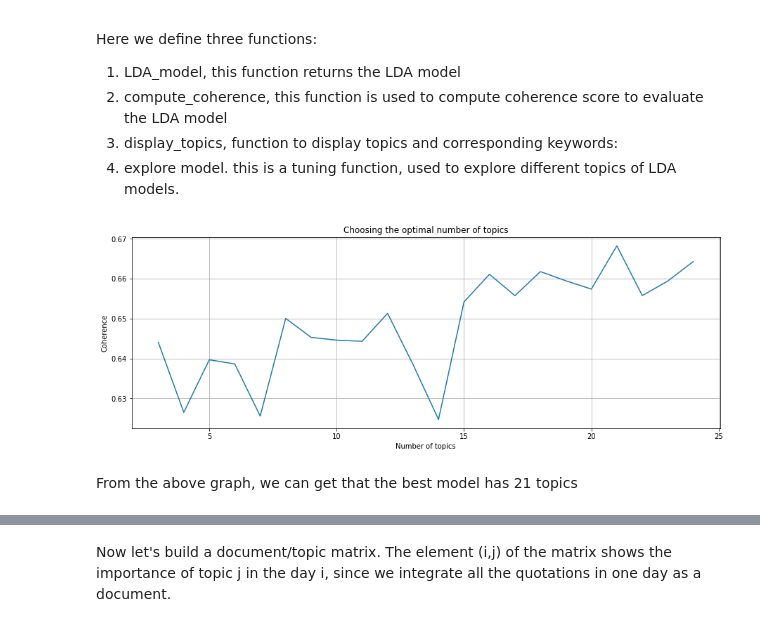
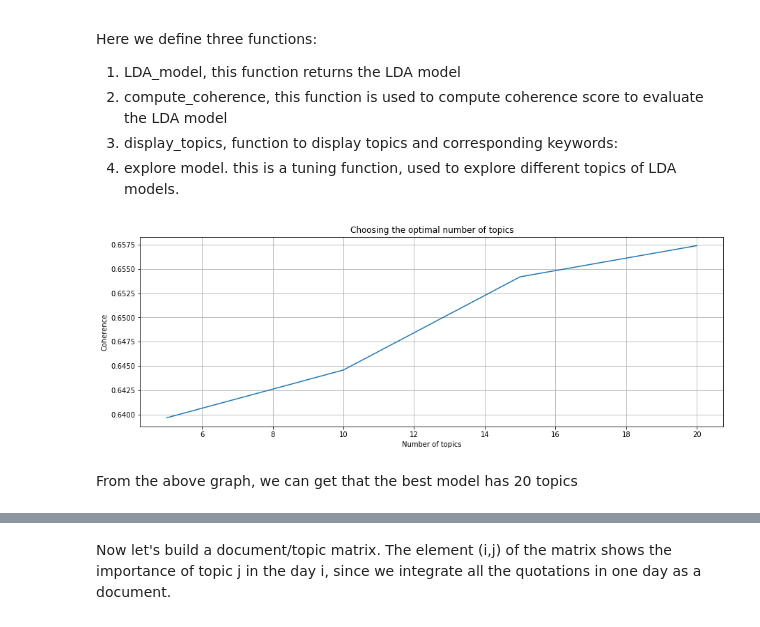
Before and after one commit to epfl-ada/ada-2021-project-skrw, a Jupyter notebook: Milestone_2.ipynb, the cells around one changed output, grey strips where cells are left out. Drawn from its saved outputs; the diff is of its cells as text; code cells hidden in the pictures.

```diff
--- a/Milestone_2.ipynb
+++ b/Milestone_2.ipynb
@@ -254,35 +241,35 @@ def compute_coherence(model,tokens, id2word):
 def display_topics(model, num_words=10):
     topics = model.show_topics(num_topics=model.num_topics, formatted=False, num_words=num_words)
     topics = map(lambda c: map(lambda cc: cc[0], c[1]), topics)
     df = pd.DataFrame(topics)
     df.index = ['topic_{0}'.format(i) for i in range(model.num_topics)]
     df.columns = ['keyword_{0}'.format(i) for i in range(1, num_words+1)]
     return df
 
 def explore_models(corpus, id2word, tokens, rg=range(5, 25)):
     models = []
     coherences = []
 
     for num_topics in rg:
         lda_model = LDA_model(num_topics,corpus, id2word, passes=5)
         models.append(lda_model)
         coherence = compute_coherence(lda_model, tokens, id2word)
         coherences.append(coherence)
 
 
     fig = plt.figure(figsize=(15, 5))
     plt.title('Choosing the optimal number of topics')
     plt.xlabel('Number of topics')
     plt.ylabel('Coherence')
     plt.grid(True)
     plt.plot(rg, coherences)
 
     return coherences, models
 
 
-coherences, models = explore_models(corpus, dict_LDA, tokens, rg=range(3, 25))
+coherences, models = explore_models(corpus, dict_LDA, tokens, rg=range(5, 25,5))
 # %% [output]
-[figure, old version]
+[figure, new version]
 # %% [markdown]
-From the above graph, we can get that the best model has 21 topics
+From the above graph, we can get that the best model has 20 topics
 # %%
```
Also changed, not shown: parts of 9 cells of this notebook.
